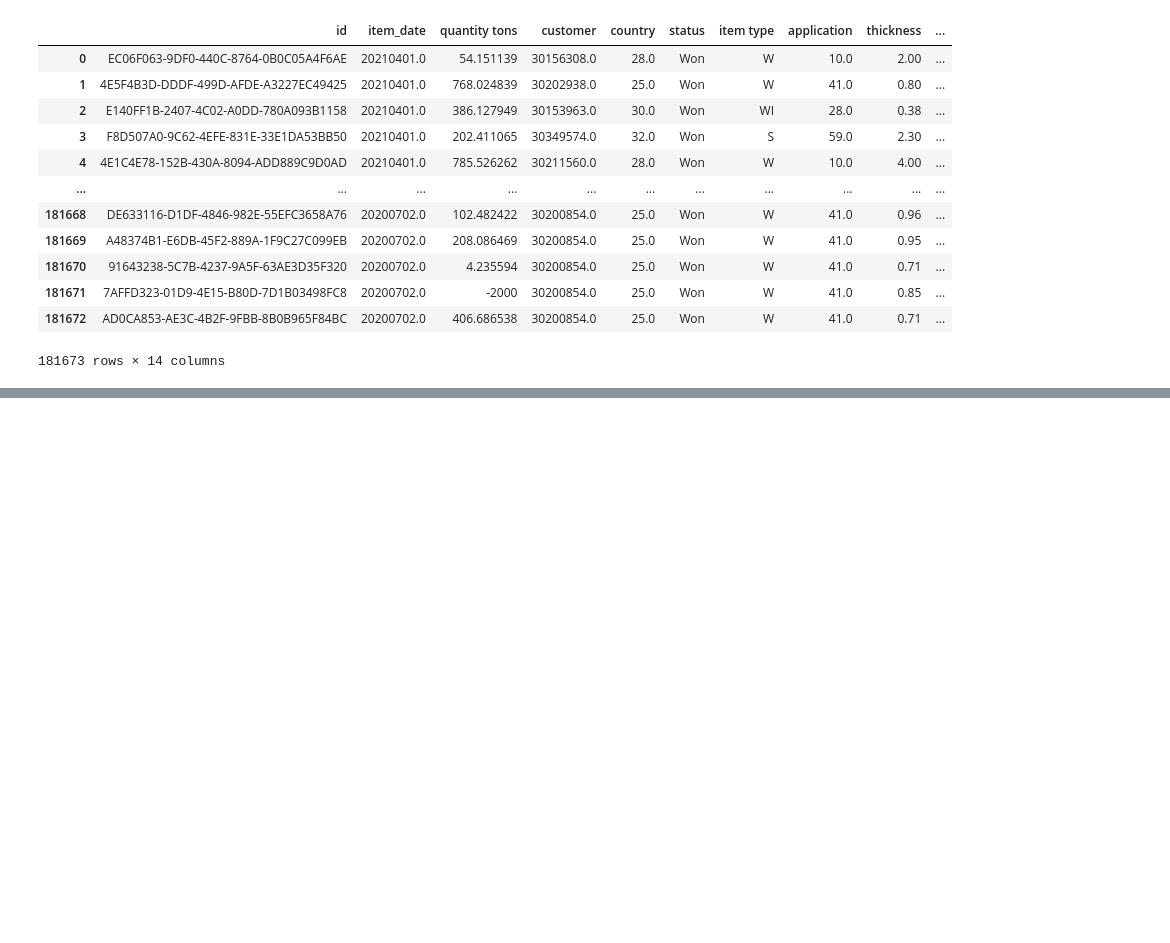
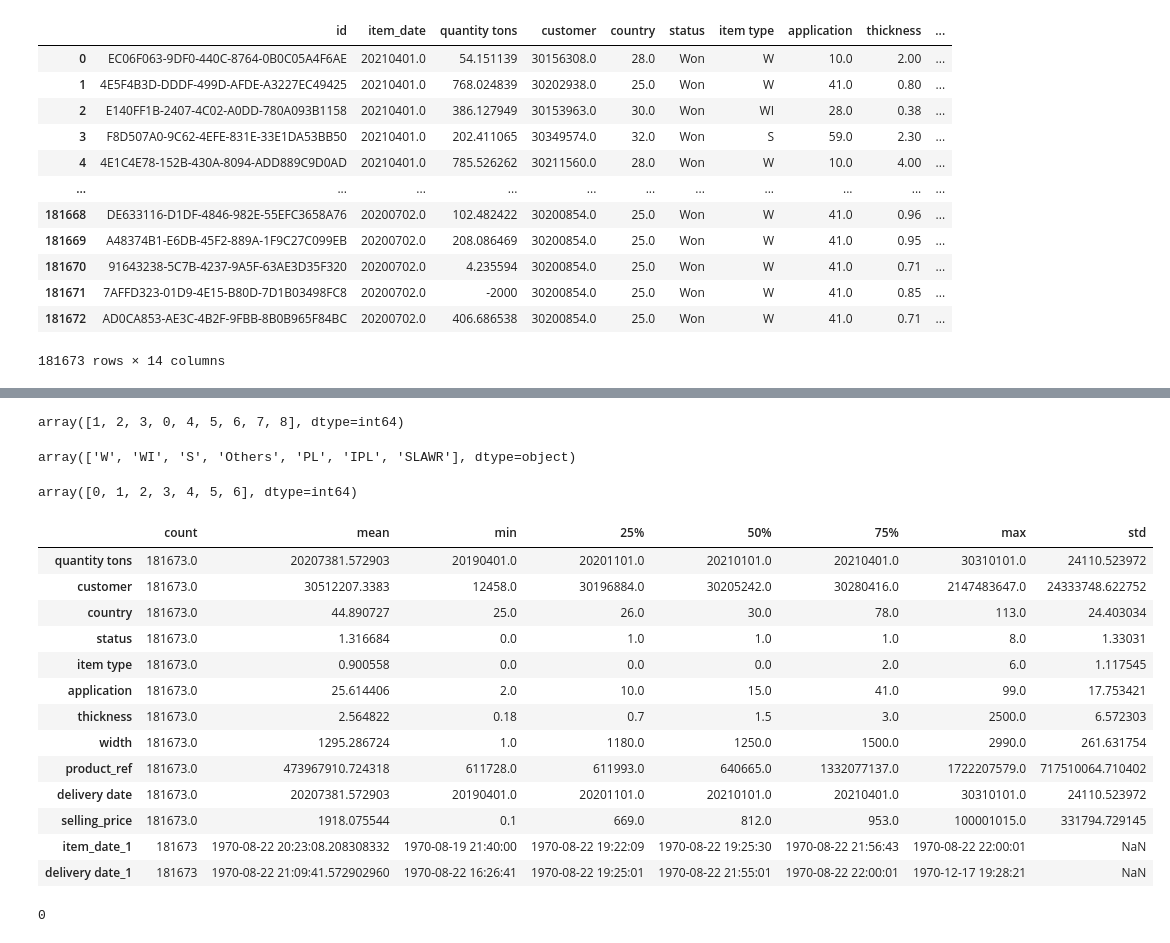
Before and after one commit to virenemmanuel/Industrial-Copper-Modeling, a Jupyter notebook: industrial_copper_modeling.ipynb, the cells around one changed output, grey strips where cells are left out. Drawn from its saved outputs; the diff is of its cells as text; code cells hidden in the pictures; blank space fills up the shorter version.

```diff
--- a/industrial_copper_modeling.ipynb
+++ b/industrial_copper_modeling.ipynb
@@ -65,0 +681,7 @@ df['item_date'].isnull().sum()
+# %%
+# object columns and mode method
+df["item_date_1"].fillna(df["item_date_1"].mode().iloc[0],inplace=True)
+df["delivery date_1"].fillna(df["delivery date_1"].mode().iloc[0],inplace=True)
+df["status"].fillna(df["status"].mode().iloc[0],inplace=True)
+df["item_date"].fillna(df["item_date_1"].mode().iloc[0],inplace=True)
+df["delivery date"].fillna(df["delivery date"].mode().iloc[0],inplace=True)
@@ -65,0 +708,8 @@ df['item_date'].isnull().sum()
+# %%
+# numerical columns and median()
+df["quantity tons"].fillna(df["quantity tons"].median(),inplace=True)
+df["customer"].fillna(df["customer"].median(),inplace=True)
+df["country"].fillna(df["country"].median(),inplace=True)
+df["application"].fillna(df["application"].median(),inplace=True)
+df["thickness"].fillna(df["thickness"].median(),inplace=True)
+df["selling_price"].fillna(df["selling_price"].median(),inplace=True)
@@ -65,0 +750,55 @@ df['item_date'].isnull().sum()
+# %%
+states = {'Won':1,
+          'Draft':2,
+          'To be approved':3,
+          'Lost':0,
+          'Not lost for AM':4,
+          'Wonderful':5,
+          'Revised':6,
+          'Offered':7,
+          'Offerable':8}
+
+df["status"] = df["status"].map(states)
+# %%
+df["status"].unique()
+# %% [output]
+array([1, 2, 3, 0, 4, 5, 6, 7, 8], dtype=int64)
+# %%
+df["item type"].unique()
+# %% [output]
+array(['W', 'WI', 'S', 'Others', 'PL', 'IPL', 'SLAWR'], dtype=object)
+# %%
+item_t = {'W':0,
+          'WI':1,
+          'S':2,
+          'Others':3,
+          'PL':4,
+          'IPL':5,
+          'SLAWR':6}
+
+df["item type"] = df["item type"].map(item_t)
+# %%
+df["item type"].unique()
+# %% [output]
+array([0, 1, 2, 3, 4, 5, 6], dtype=int64)
+# %%
+df.describe().T
+# %% [output]
+|  | count | mean | min | 25% | 50% | 75% | max | std |
+| quantity tons | 181673.0 | 20207381.572903 | 20190401.0 | 20201101.0 | 20210101.0 | 20210401.0 | 30310101.0 | 24110.523972 |
+| customer | 181673.0 | 30512207.3383 | 12458.0 | 30196884.0 | 30205242.0 | 30280416.0 | 2147483647.0 | 24333748.622752 |
+| country | 181673.0 | 44.890727 | 25.0 | 26.0 | 30.0 | 78.0 | 113.0 | 24.403034 |
+| status | 181673.0 | 1.316684 | 0.0 | 1.0 | 1.0 | 1.0 | 8.0 | 1.33031 |
+| item type | 181673.0 | 0.900558 | 0.0 | 0.0 | 0.0 | 2.0 | 6.0 | 1.117545 |
+| application | 181673.0 | 25.614406 | 2.0 | 10.0 | 15.0 | 41.0 | 99.0 | 17.753421 |
+| thickness | 181673.0 | 2.564822 | 0.18 | 0.7 | 1.5 | 3.0 | 2500.0 | 6.572303 |
+| width | 181673.0 | 1295.286724 | 1.0 | 1180.0 | 1250.0 | 1500.0 | 2990.0 | 261.631754 |
+| product_ref | 181673.0 | 473967910.724318 | 611728.0 | 611993.0 | 640665.0 | 1332077137.0 | 1722207579.0 | 717510064.710402 |
+| delivery date | 181673.0 | 20207381.572903 | 20190401.0 | 20201101.0 | 20210101.0 | 20210401.0 | 30310101.0 | 24110.523972 |
+| selling_price | 181673.0 | 1918.075544 | 0.1 | 669.0 | 812.0 | 953.0 | 100001015.0 | 331794.729145 |
+| item_date_1 | 181673 | 1970-08-22 20:23:08.208308332 | 1970-08-19 21:40:00 | 1970-08-22 19:22:09 | 1970-08-22 19:25:30 | 1970-08-22 21:56:43 | 1970-08-22 22:00:01 | NaN |
+| delivery date_1 | 181673 | 1970-08-22 21:09:41.572902960 | 1970-08-22 16:26:41 | 1970-08-22 19:25:01 | 1970-08-22 21:55:01 | 1970-08-22 22:00:01 | 1970-12-17 19:28:21 | NaN |
+# %%
+df["item_date_1"].isnull().sum()
+# %% [output]
+0
```
Also changed, not shown: parts of 59 cells of this notebook.
